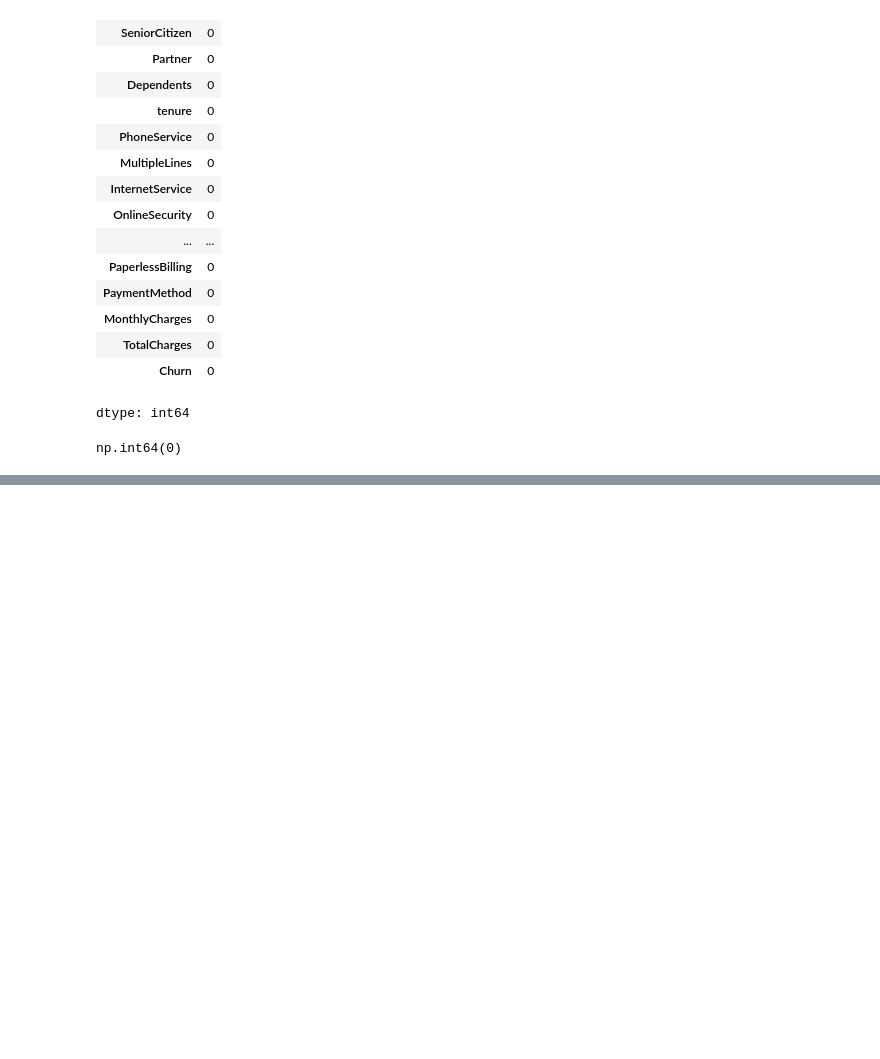
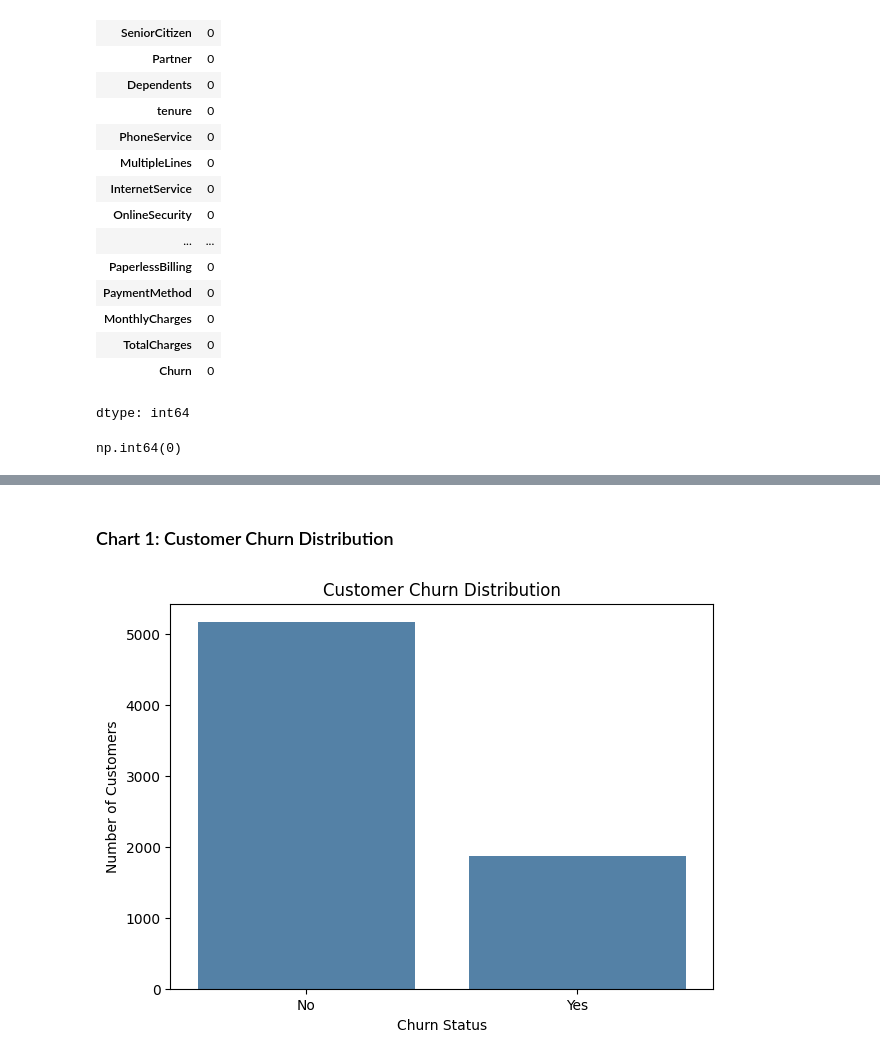
Before and after one commit to sriranjanisrivatsa93/Telco-Data-Analytics, a Jupyter notebook: Telco_Customer_Churn_Analysis.ipynb, the cells around one changed output, grey strips where cells are left out. Cells and saved outputs as stored; diff of their text form; code cells hidden in the pictures; blank space fills up the shorter version.

```diff
--- a/Telco_Customer_Churn_Analysis.ipynb
+++ b/Telco_Customer_Churn_Analysis.ipynb
@@ -197,0 +403,9 @@ np.int64(0)
+# %%
+df = df.rename(columns={
+    'customerID': 'CustomerID',
+    'tenure': 'Tenure',
+    'MonthlyCharges': 'MonthlyCharges',
+    'TotalCharges': 'TotalCharges'
+})
+# %%
+df = df.drop('CustomerID', axis=1)
@@ -197,0 +424,9 @@ np.int64(0)
+# %%
+# Convert TotalCharges to numeric
+df['TotalCharges'] = pd.to_numeric(df['TotalCharges'], errors='coerce')
+
+# The blank TotalCharges values belong to customers with zero tenure.
+# Fill these missing values with 0 to represent no recorded charges yet.
+df['TotalCharges'] = df['TotalCharges'].fillna(0)
+
+print('Missing TotalCharges after cleaning:', df['TotalCharges'].isna().sum())
@@ -197,0 +558,19 @@ np.int64(0)
+# %%
+# Create ServiceCount before using it in the correlation analysis
+service_columns = [
+    'PhoneService', 'OnlineSecurity', 'OnlineBackup', 'DeviceProtection',
+    'TechSupport', 'StreamingTV', 'StreamingMovies'
+]
+available_services = [col for col in service_columns if col in df.columns]
+df['ServiceCount'] = (df[available_services] == 'Yes').sum(axis=1)
+# %% [markdown]
+### Chart 1: Customer Churn Distribution
+# %%
+plt.figure(figsize=(7,5))
+sns.countplot(data=df, x='Churn', color='steelblue')
+plt.title('Customer Churn Distribution')
+plt.xlabel('Churn Status')
+plt.ylabel('Number of Customers')
+plt.show()
+# %% [output]
+[figure, added]
```
Also changed, not shown: parts of 77 cells of this notebook, 4 other files.
